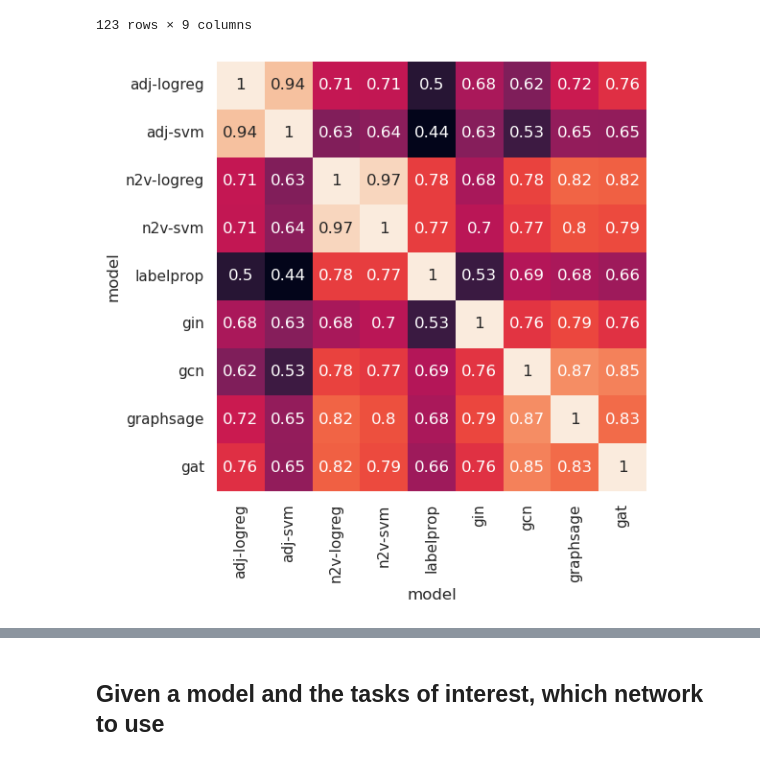
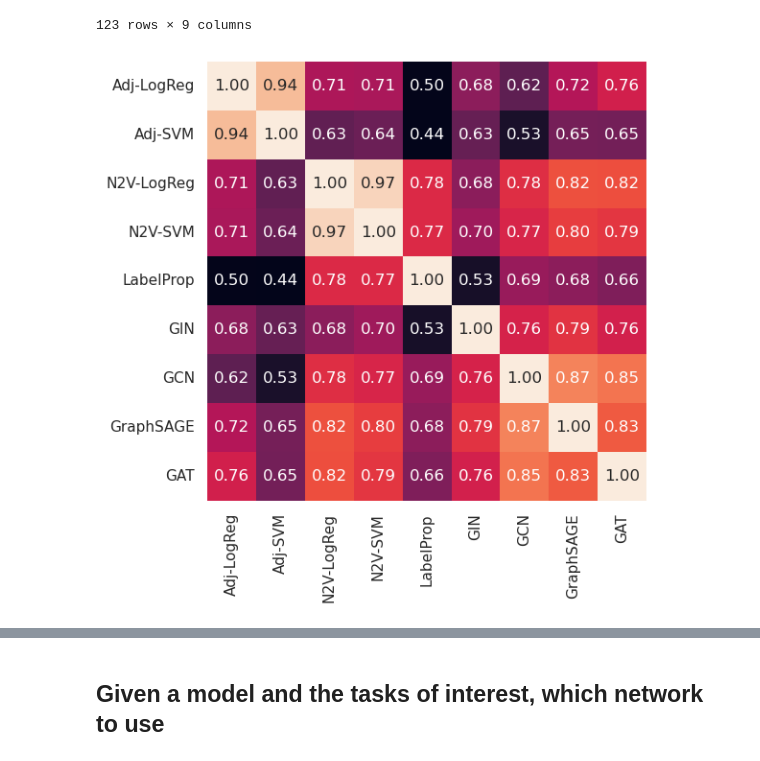
Before and after one commit to krishnanlab/obnbench, a Jupyter notebook: notebook/performance_comparison.ipynb, the cells around one changed output, grey strips where cells are left out. Cells and saved outputs as stored; diff of their text form; code cells hidden in the pictures.

Commit message:
add correlation plots

```diff
--- a/notebook/performance_comparison.ipynb
+++ b/notebook/performance_comparison.ipynb
@@ -210,12 +220,17 @@ table
 # %%
 # Correlation of task-specific performance between models
 plt.figure(figsize=(6, 6))
 sns.heatmap(
-    table[models].corr(),
+    table[models].corr().rename(columns=model_name_dict, index=model_name_dict),
     annot=True,
+    fmt=".2f",
     cbar=False,
+    vmin=0.5,
 )
+plt.xlabel("")
+plt.ylabel("")
 plt.tight_layout()
+# plt.savefig("performance_correlations.png", dpi=300)
 plt.show()
 # %% [output]
-[figure, old version]
+[figure, new version]
```
Also changed, not shown: parts of 3 cells of this notebook.
